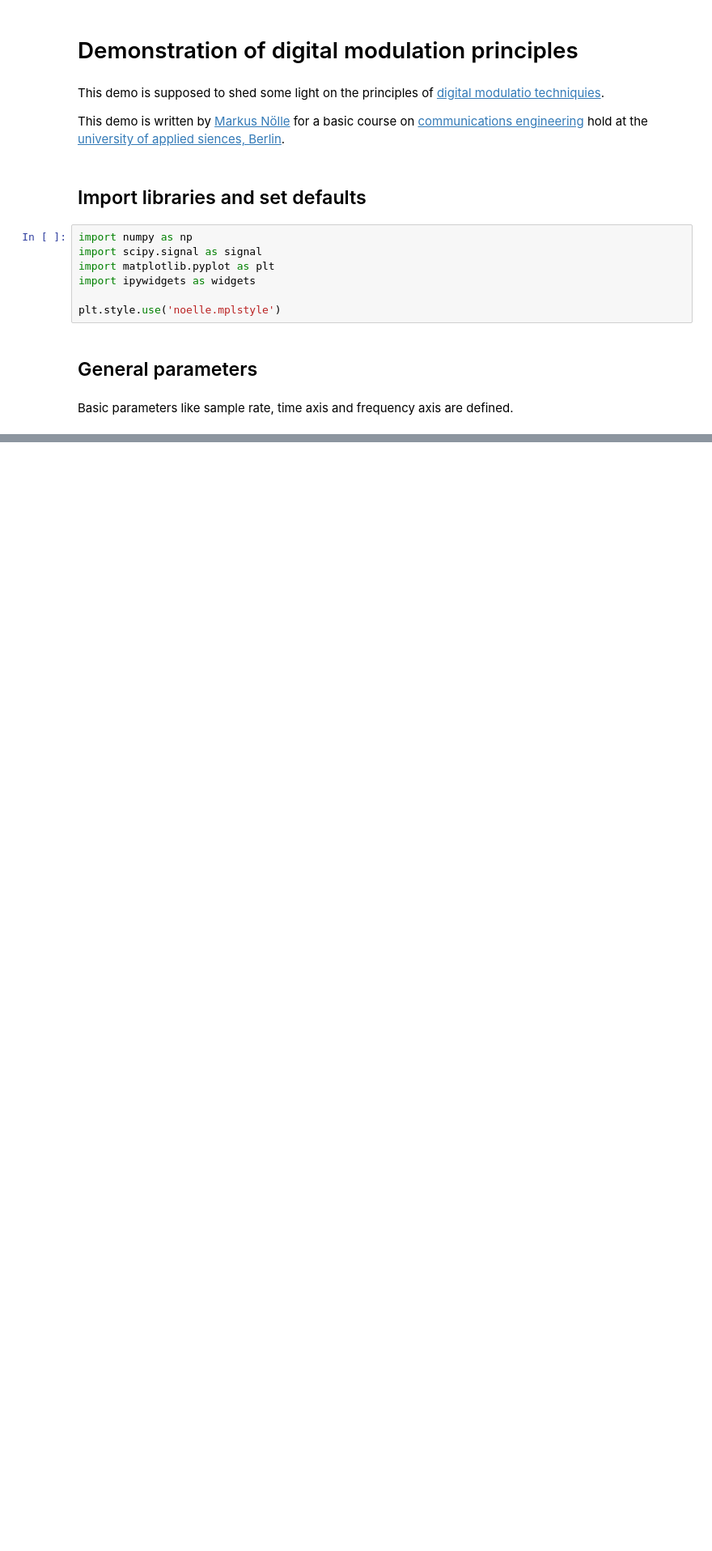
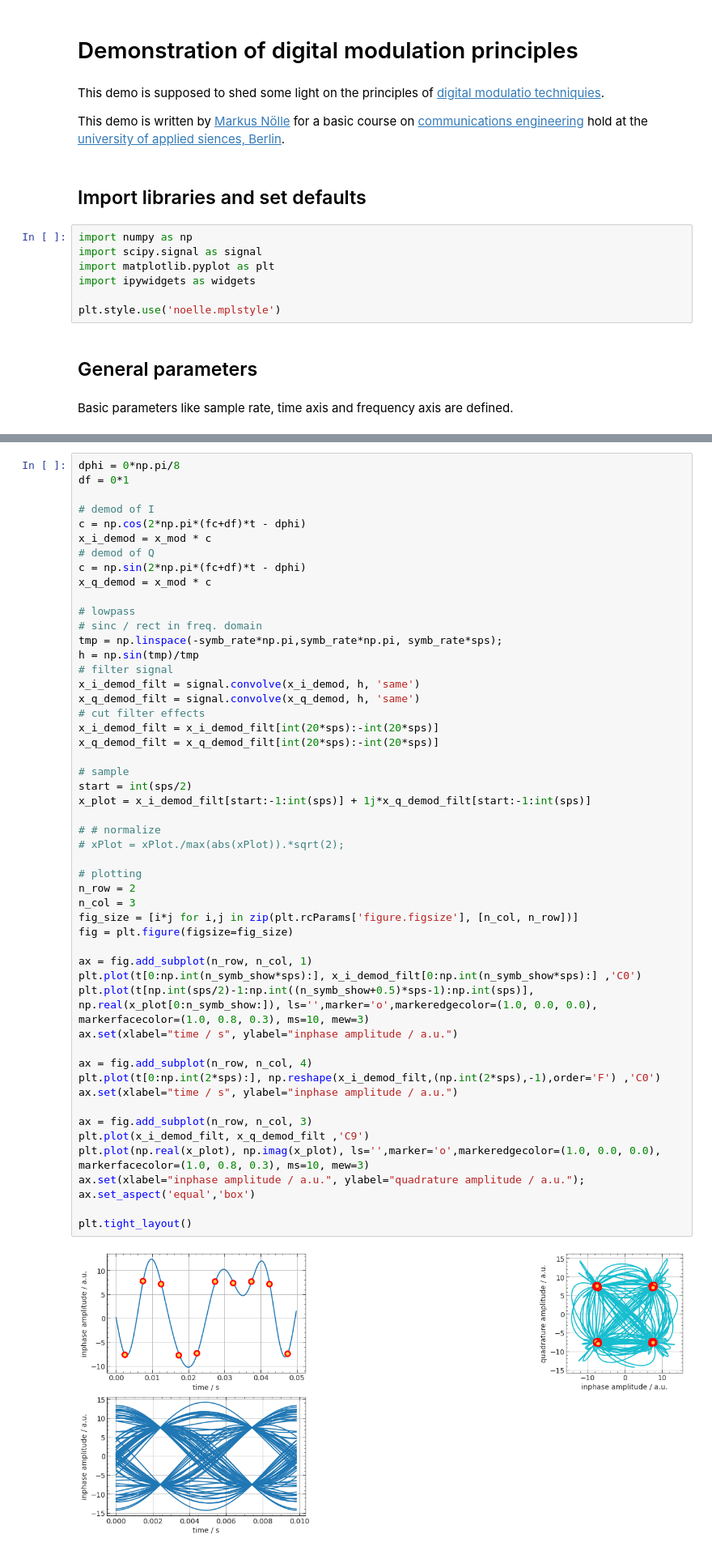
Before and after one commit to htw-ikt-noelle/Uebertragungsverfahren, a Jupyter notebook: digital_modulation.ipynb, the cells around one changed output, grey strips where cells are left out. Shown at 81% size. Drawn from its saved outputs; the diff is of its cells as text; blank space fills up the shorter version.

```diff
--- a/digital_modulation.ipynb
+++ b/digital_modulation.ipynb
@@ -155,0 +156,53 @@ plt.tight_layout()
+# %%
+dphi = 0*np.pi/8
+df = 0*1
+
+# demod of I
+c = np.cos(2*np.pi*(fc+df)*t - dphi)
+x_i_demod = x_mod * c
+# demod of Q
+c = np.sin(2*np.pi*(fc+df)*t - dphi)
+x_q_demod = x_mod * c
+
+# lowpass
+# sinc / rect in freq. domain
+tmp = np.linspace(-symb_rate*np.pi,symb_rate*np.pi, symb_rate*sps);
+h = np.sin(tmp)/tmp
+# filter signal
+x_i_demod_filt = signal.convolve(x_i_demod, h, 'same')
+x_q_demod_filt = signal.convolve(x_q_demod, h, 'same')
+# cut filter effects
+x_i_demod_filt = x_i_demod_filt[int(20*sps):-int(20*sps)]
+x_q_demod_filt = x_q_demod_filt[int(20*sps):-int(20*sps)]
+
+# sample
+start = int(sps/2)
+x_plot = x_i_demod_filt[start:-1:int(sps)] + 1j*x_q_demod_filt[start:-1:int(sps)]
+
+# # normalize
+# xPlot = xPlot./max(abs(xPlot)).*sqrt(2);
+
+# plotting
+n_row = 2
+n_col = 3
+fig_size = [i*j for i,j in zip(plt.rcParams['figure.figsize'], [n_col, n_row])]
+fig = plt.figure(figsize=fig_size)
+
+ax = fig.add_subplot(n_row, n_col, 1)
+plt.plot(t[0:np.int(n_symb_show*sps):], x_i_demod_filt[0:np.int(n_symb_show*sps):] ,'C0')
+plt.plot(t[np.int(sps/2)-1:np.int((n_symb_show+0.5)*sps-1):np.int(sps)], np.real(x_plot[0:n_symb_show:]), ls='',marker='o',markeredgecolor=(1.0, 0.0, 0.0), markerfacecolor=(1.0, 0.8, 0.3), ms=10, mew=3)
+ax.set(xlabel="time / s", ylabel="inphase amplitude / a.u.")
+
+ax = fig.add_subplot(n_row, n_col, 4)
+plt.plot(t[0:np.int(2*sps):], np.reshape(x_i_demod_filt,(np.int(2*sps),-1),order='F') ,'C0')
+ax.set(xlabel="time / s", ylabel="inphase amplitude / a.u.")
+
+ax = fig.add_subplot(n_row, n_col, 3)
+plt.plot(x_i_demod_filt, x_q_demod_filt ,'C9')
+plt.plot(np.real(x_plot), np.imag(x_plot), ls='',marker='o',markeredgecolor=(1.0, 0.0, 0.0), markerfacecolor=(1.0, 0.8, 0.3), ms=10, mew=3)
+ax.set(xlabel="inphase amplitude / a.u.", ylabel="quadrature amplitude / a.u.");
+ax.set_aspect('equal','box')
+
+plt.tight_layout()
+# %% [output]
+[figure, added]
```
Also changed, not shown: parts of 4 cells of this notebook, 3 other files.
